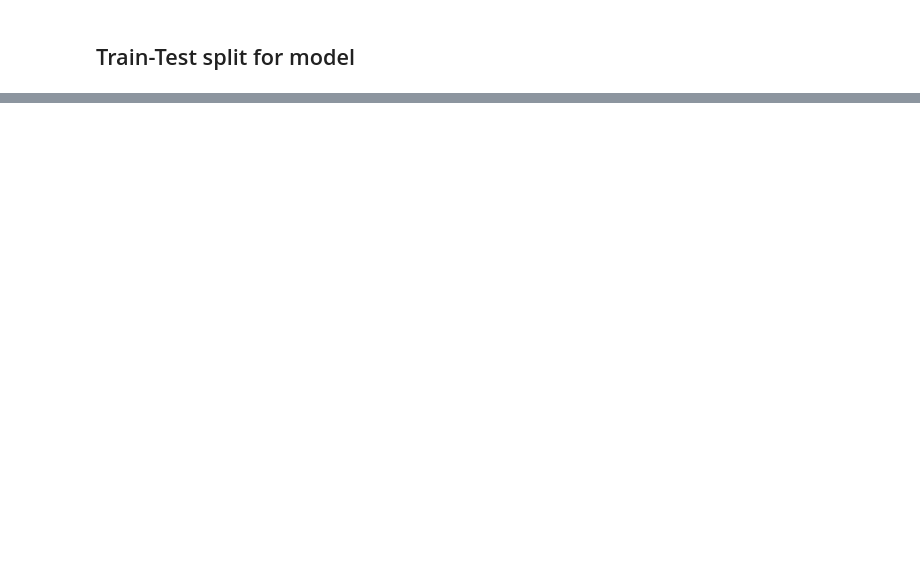
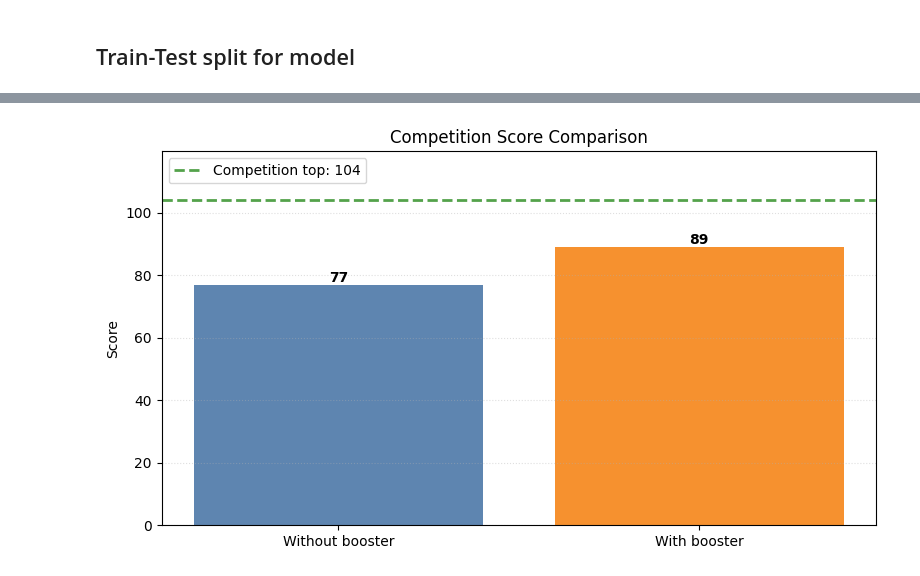
Before and after one commit to adrienbelanger/bot_or_not_McHacks_2026, a Jupyter notebook: script.ipynb, the cells around one changed output, grey strips where cells are left out. Cells and saved outputs as stored; diff of their text form; code cells hidden in the pictures; blank space fills up the shorter version.

Commit message:
booster

```diff
--- a/script.ipynb
+++ b/script.ipynb
@@ -84,6 +84,20 @@ EXPERIMENT_CONFIG = {
     "batch_size": 128,
     "learning_rate": 0.001,
     "prediction_threshold": 0.62,
+    "use_threshold_search": True,
+    "threshold_search_min": 0.10,
+    "threshold_search_max": 0.90,
+    "threshold_search_steps": 161,
+    "account_decision_rule": "mean",  # options: "mean", "any"
+    "split_by_author": True,
+    "ensemble_seeds": [13, 29, 42, 73, 101],
+    "ensemble_aggregation": "mean",  # options: "mean", "median"
+    "use_second_stage_account_model": True,
+    "second_stage_learning_rate": 0.05,
+    "second_stage_max_iter": 300,
+    "second_stage_max_depth": 4,
+    "second_stage_l2": 0.2,
+    "second_stage_use_balanced_weights": True,
     "use_class_weights": False,
     "embedding_dim": 96,
     "gru_units": 48,
@@ -471,0 +1324,65 @@ weighted avg     0.8897    0.8890    0.8854      3153
+# %%
+import matplotlib.pyplot as plt
+
+if "train_en_model" not in globals() or "test_idx" not in globals():
+    raise ValueError("Run the training cell first.")
+
+score_without_booster = None
+if "test_score" in globals():
+    score_without_booster = float(test_score)
+elif "score" in globals():
+    score_without_booster = float(score)
+else:
+    raise ValueError("No baseline score found. Run the model scoring cells first.")
+
+score_with_booster = float(second_stage_test_score_en) if "second_stage_test_score_en" in globals() else None
+
+if "max_possible_score" in globals():
+    competition_top = float(max_possible_score)
+else:
+    account_truth = (
+        train_en_model.iloc[test_idx][["author_id", "is_bot"]]
+        .groupby("author_id", as_index=False)["is_bot"]
+        .max()
+    )
+    competition_top = float(4 * int(account_truth["is_bot"].sum()))
+
+labels = ["Without booster"]
+scores = [score_without_booster]
+colors = ["#4c78a8"]
+
+if score_with_booster is not None:
+    labels.append("With booster")
+    scores.append(score_with_booster)
+    colors.append("#f58518")
+
+fig, ax = plt.subplots(figsize=(8, 4.5))
+bars = ax.bar(labels, scores, color=colors, alpha=0.9)
+ax.axhline(competition_top, color="#54a24b", linestyle="--", linewidth=2, label=f"Competition top: {competition_top:.0f}")
+
+for bar, value in zip(bars, scores):
+    ax.text(
+        bar.get_x() + bar.get_width() / 2,
+        value,
+        f"{value:.0f}",
+        ha="center",
+        va="bottom",
+        fontsize=10,
+        fontweight="bold",
+    )
+
+ax.set_title("Competition Score Comparison")
+ax.set_ylabel("Score")
+ax.set_ylim(0, max(max(scores), competition_top) * 1.15)
+ax.grid(axis="y", linestyle=":", alpha=0.4)
+ax.legend(loc="upper left")
+
+plt.tight_layout()
+plt.show()
+
+print(f"Without booster: {score_without_booster:.0f}")
+if score_with_booster is not None:
+    print(f"With booster: {score_with_booster:.0f}")
+print(f"Competition top (max possible on this split): {competition_top:.0f}")
+# %% [output]
+[figure, added]
```
Also changed, not shown: parts of 9 cells of this notebook, 9 other files.
